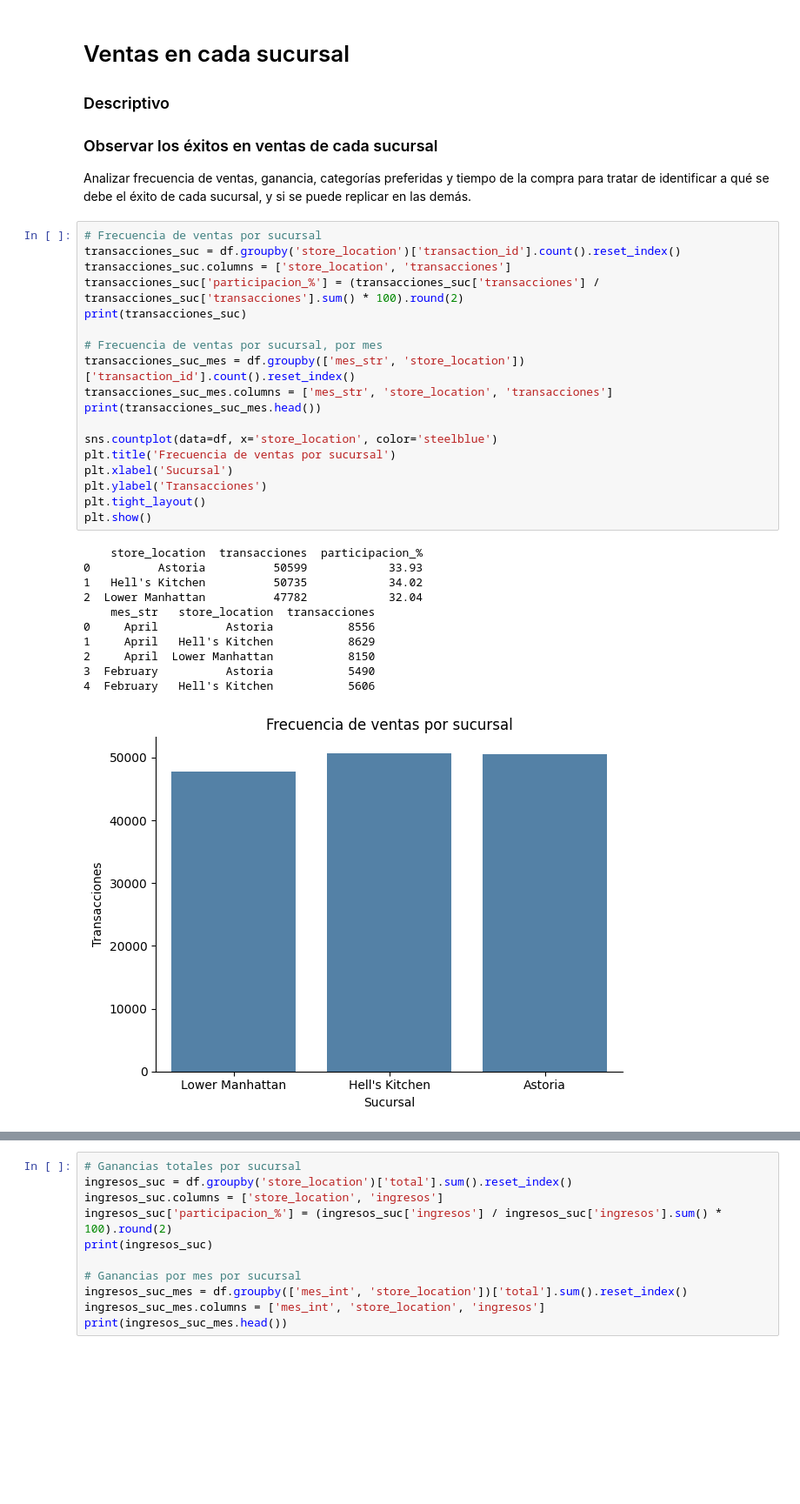
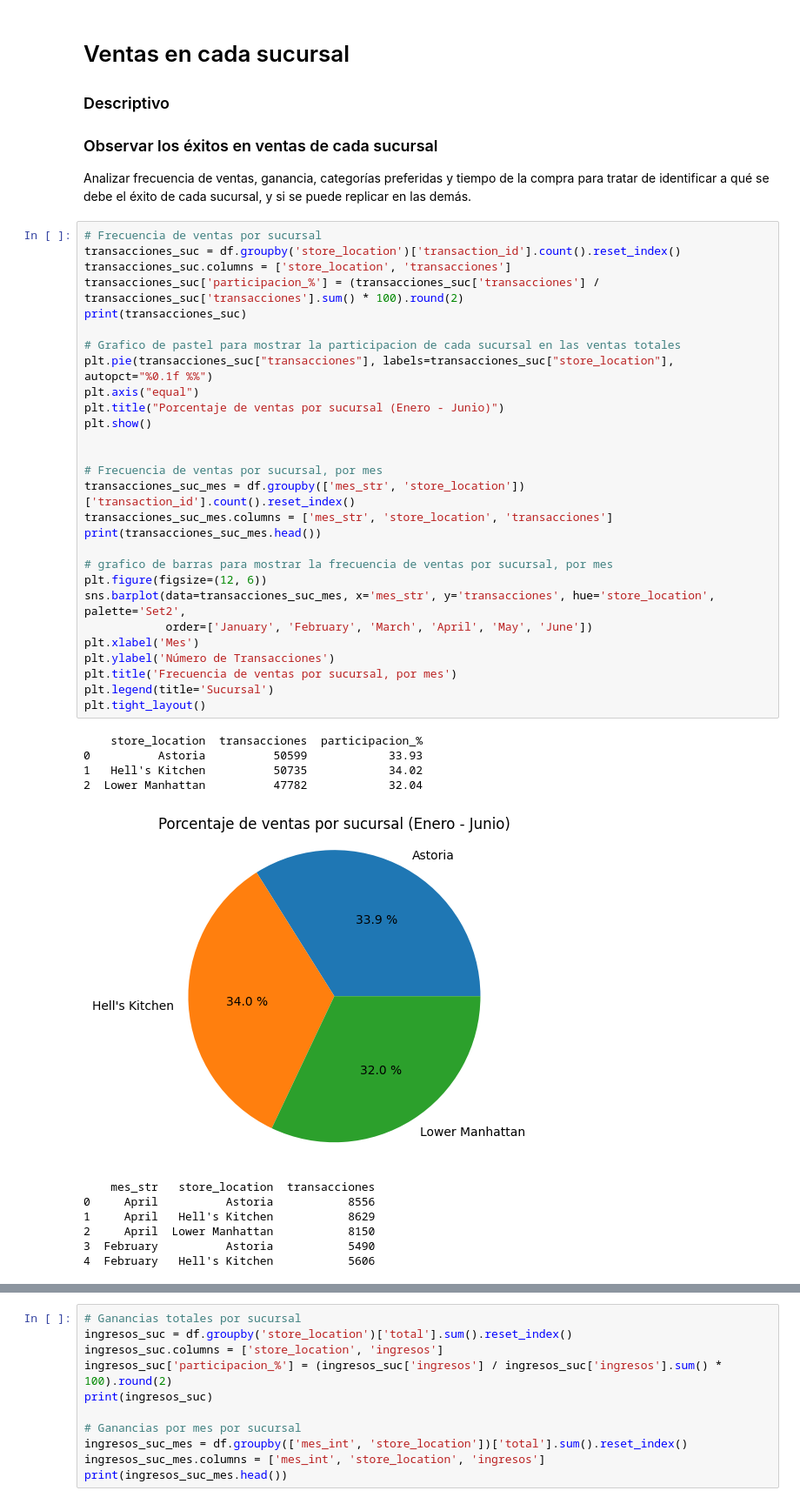
Before and after one commit to cinna-vk/Analisis-en-ventas-de-una-cafeteria, a Jupyter notebook: mineria_PIA.ipynb, the cells around one changed output, grey strips where cells are left out. Shown at 87% size. Saved outputs shown, nothing was run; the diff lists cells and outputs as text; blank space fills up the shorter version.

Commit message:
Add: Gráfica porcentaje de transacciones por sucursal | Clustering de popularidad / Fix: Error de dummies

```diff
--- a/mineria_PIA.ipynb
+++ b/mineria_PIA.ipynb
@@ -452,30 +447,40 @@ y si se puede replicar en las demás.
 # %%
 # Frecuencia de ventas por sucursal
 transacciones_suc = df.groupby('store_location')['transaction_id'].count().reset_index()
 transacciones_suc.columns = ['store_location', 'transacciones']
 transacciones_suc['participacion_%'] = (transacciones_suc['transacciones'] / transacciones_suc['transacciones'].sum() * 100).round(2)
 print(transacciones_suc)
 
+# Grafico de pastel para mostrar la participacion de cada sucursal en las ventas totales
+plt.pie(transacciones_suc["transacciones"], labels=transacciones_suc["store_location"], autopct="%0.1f %%")
+plt.axis("equal")
+plt.title("Porcentaje de ventas por sucursal (Enero - Junio)")
+plt.show()
+
+
 # Frecuencia de ventas por sucursal, por mes
 transacciones_suc_mes = df.groupby(['mes_str', 'store_location'])['transaction_id'].count().reset_index()
 transacciones_suc_mes.columns = ['mes_str', 'store_location', 'transacciones']
 print(transacciones_suc_mes.head())
 
-sns.countplot(data=df, x='store_location', color='steelblue')
-plt.title('Frecuencia de ventas por sucursal')
-plt.xlabel('Sucursal')
-plt.ylabel('Transacciones')
+# grafico de barras para mostrar la frecuencia de ventas por sucursal, por mes
+plt.figure(figsize=(12, 6))
+sns.barplot(data=transacciones_suc_mes, x='mes_str', y='transacciones', hue='store_location', palette='Set2',
+            order=['January', 'February', 'March', 'April', 'May', 'June'])
+plt.xlabel('Mes')
+plt.ylabel('Número de Transacciones')
+plt.title('Frecuencia de ventas por sucursal, por mes')
+plt.legend(title='Sucursal')
 plt.tight_layout()
-plt.show()
 # %% [output]
     store_location  transacciones  participacion_%
 0          Astoria          50599            33.93
 1   Hell's Kitchen          50735            34.02
 2  Lower Manhattan          47782            32.04
-    mes_str   store_location  transacciones
-0     April          Astoria           8556
-1     April   Hell's Kitchen           8629
-2     April  Lower Manhattan           8150
-3  February          Astoria           5490
-4  February   Hell's Kitchen           5606
-[figure, old version]
+[figure, new version]
+    mes_str   store_location  transacciones
+0     April          Astoria           8556
+1     April   Hell's Kitchen           8629
+2     April  Lower Manhattan           8150
+3  February          Astoria           5490
+4  February   Hell's Kitchen           5606
```
Also changed, not shown: parts of 19 cells of this notebook.
